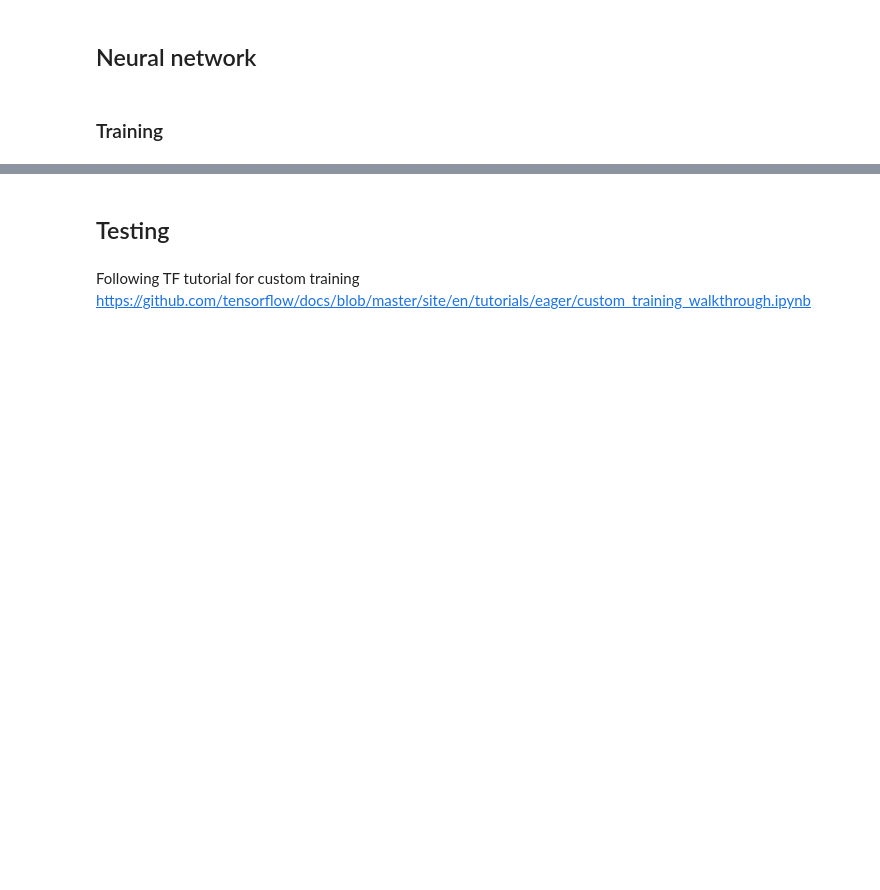
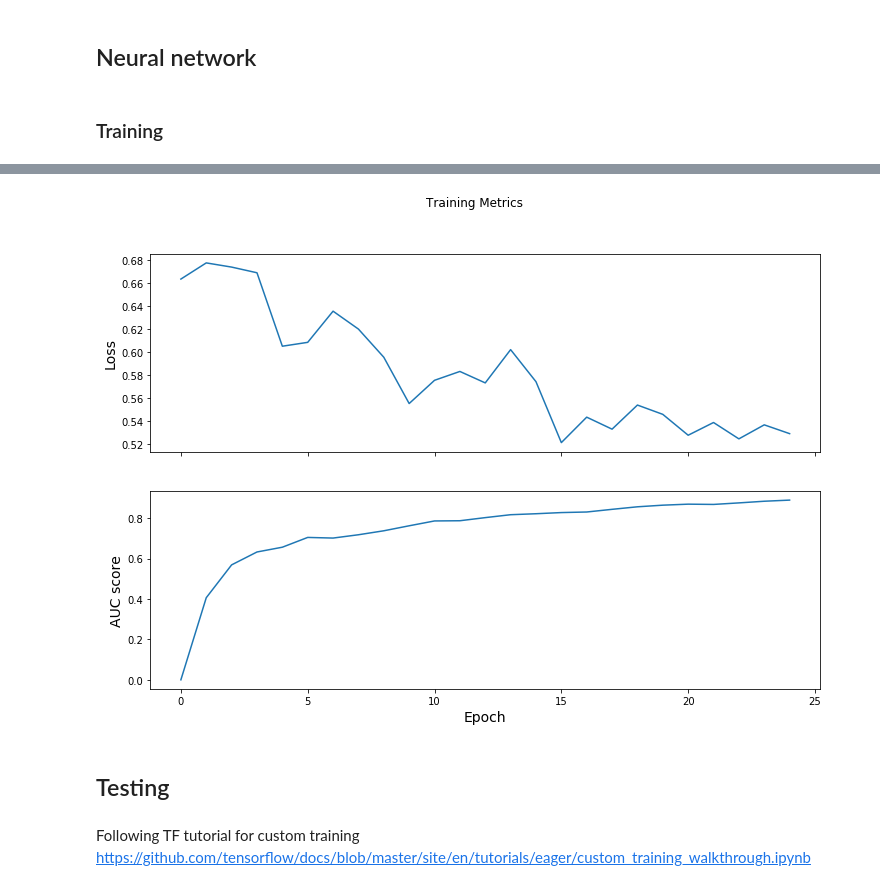
Before and after one commit to JustineWeb/pds, a Jupyter notebook: PDS.ipynb, the cells around one changed output, grey strips where cells are left out. Saved outputs shown, nothing was run; the diff lists cells and outputs as text; code cells hidden in the pictures; blank space fills up the shorter version.

Commit message:
End session. (Added plots).

```diff
--- a/PDS.ipynb
+++ b/PDS.ipynb
@@ -307,3 +307,7 @@ Loading 10 songs ...
+# %%
+plot_auc_loss(train_loss_results, train_auc_results)
+# %% [output]
+[figure, added]
 # %% [markdown]
 ## Testing
 # %%
```
Also changed, not shown: parts of 2 cells of this notebook, 1 other file.
